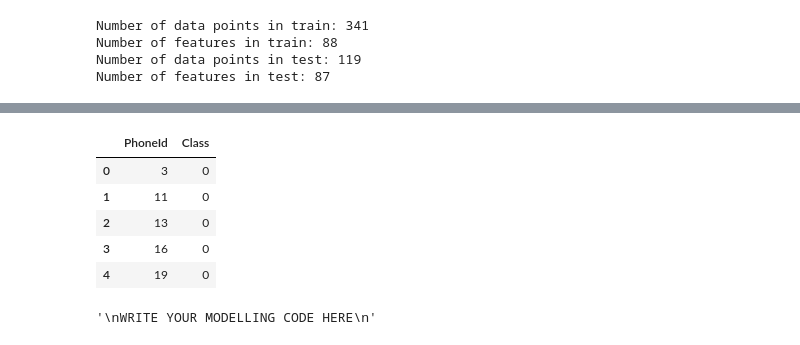
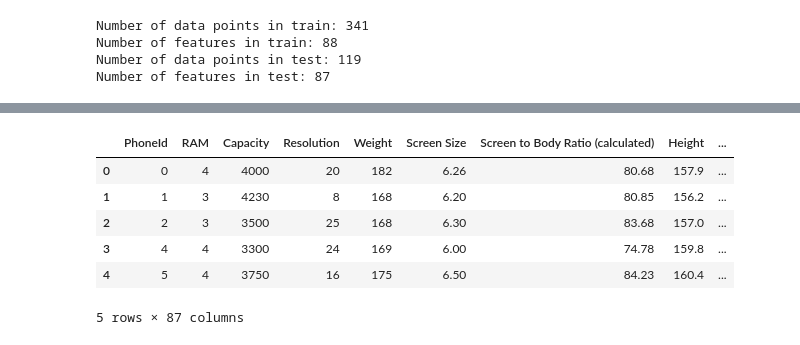
Before and after one commit to AvishekRoy16/DeepLearning, a Jupyter notebook: 1-Primitive-Neurons/Contest/First-Attempt.ipynb, the cells around one changed output, grey strips where cells are left out. Drawn from its saved outputs; the diff is of its cells as text; code cells hidden in the pictures.

```diff
--- a/1-Primitive-Neurons/Contest/First-Attempt.ipynb
+++ b/1-Primitive-Neurons/Contest/First-Attempt.ipynb
@@ -425,11 +424,0 @@ test_new.head()
-# %%
-submission = pd.DataFrame({'PhoneId':test_new['PhoneId'], 'Class':[0]*test_new.shape[0]})
-submission = submission[['PhoneId', 'Class']]
-submission.head()
-# %% [output]
-|  | PhoneId | Class |
-| 0 | 3 | 0 |
-| 1 | 11 | 0 |
-| 2 | 13 | 0 |
-| 3 | 16 | 0 |
-| 4 | 19 | 0 |
@@ -438,6 +425,14 @@ submission.to_csv("submission.csv", index=False)
-# %%
-'''
-WRITE YOUR MODELLING CODE HERE
-'''
-# %% [output]
-'\nWRITE YOUR MODELLING CODE HERE\n'
+# %%
+data = train_new.drop('Rating', axis = 1)
+X_train = pd.DataFrame(data)
+Y_train = pd.DataFrame({'Rating': train_new['Rating']})
+# %%
+X_train.head()
+# %% [output]
+|  | PhoneId | RAM | Capacity | Resolution | Weight | Screen Size | Screen to Body Ratio (calculated) | Height | ... |
+| 0 | 0 | 4 | 4000 | 20 | 182 | 6.26 | 80.68 | 157.9 | ... |
+| 1 | 1 | 3 | 4230 | 8 | 168 | 6.20 | 80.85 | 156.2 | ... |
+| 2 | 2 | 3 | 3500 | 25 | 168 | 6.30 | 83.68 | 157.0 | ... |
+| 3 | 4 | 4 | 3300 | 24 | 169 | 6.00 | 74.78 | 159.8 | ... |
+| 4 | 5 | 4 | 3750 | 16 | 175 | 6.50 | 84.23 | 160.4 | ... |
+5 rows × 87 columns
```
Also changed, not shown: parts of 6 cells of this notebook.
